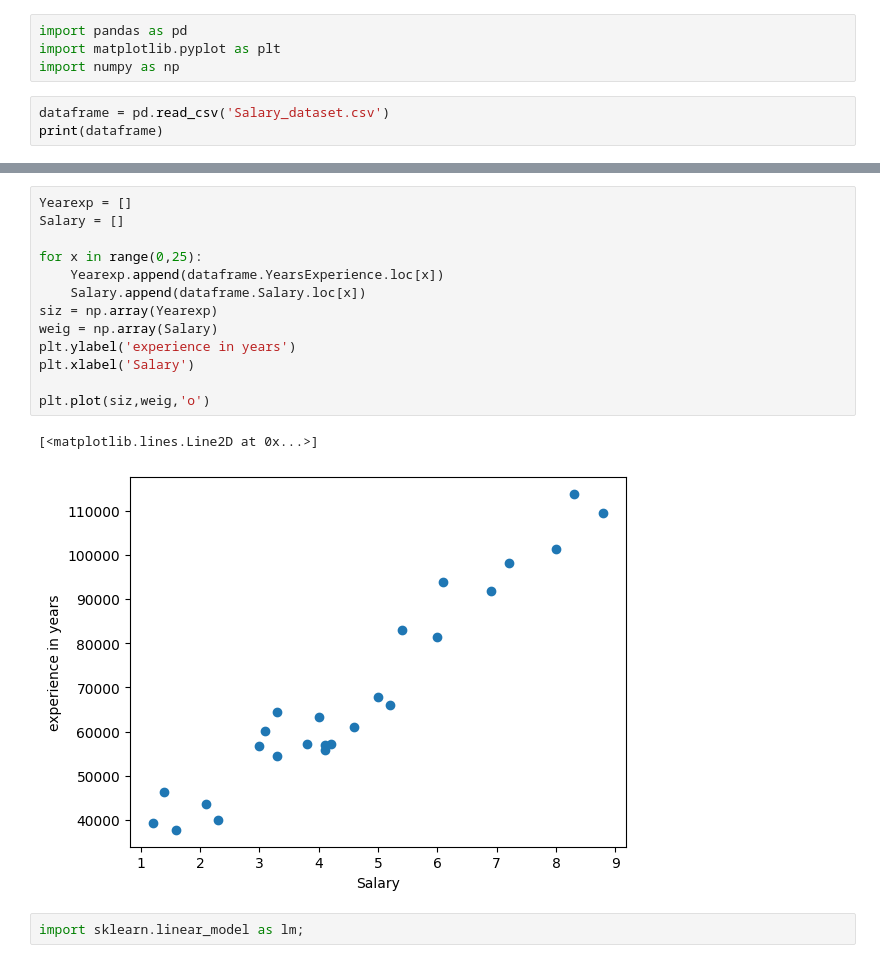
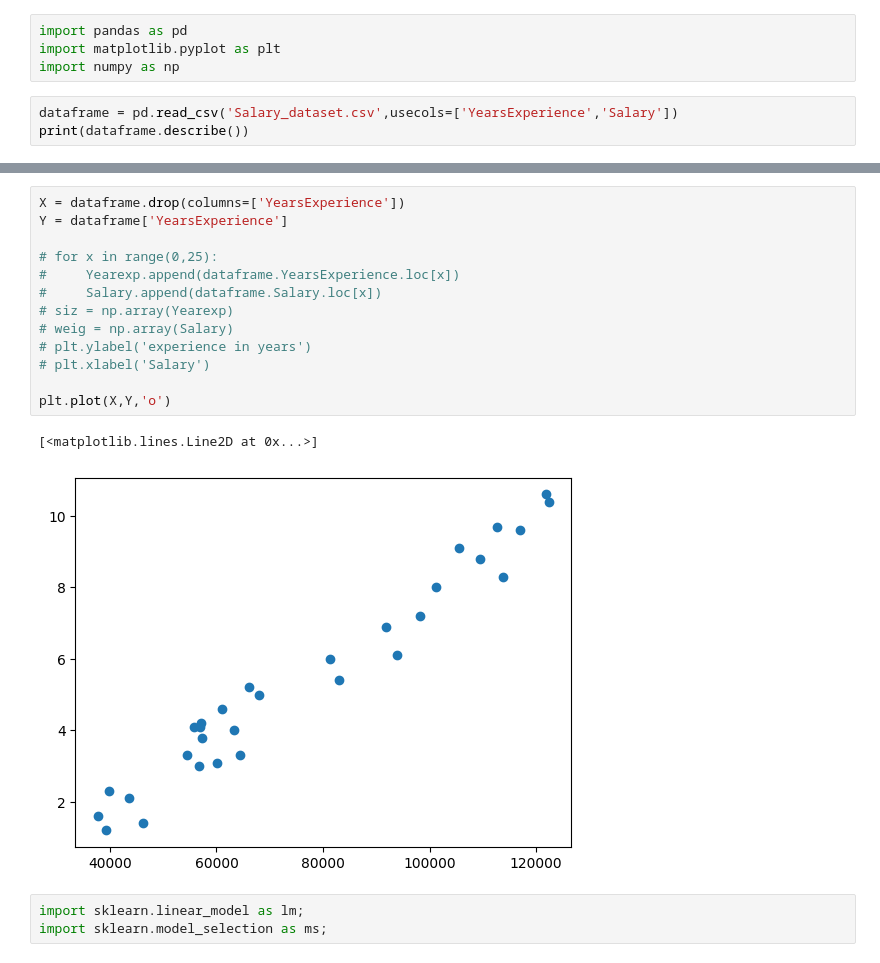
Before and after one commit to BHOJANE-VARUN/MyVscode, a Jupyter notebook: MachineLearning/linear_regression/linear_regression.ipynb, the cells around one changed output, grey strips where cells are left out. Cells and saved outputs as stored; diff of their text form.

```diff
--- a/MachineLearning/linear_regression/linear_regression.ipynb
+++ b/MachineLearning/linear_regression/linear_regression.ipynb
@@ -3,6 +3,6 @@ import pandas as pd
 import matplotlib.pyplot as plt
 import numpy as np
 # %%
-dataframe = pd.read_csv('Salary_dataset.csv')
-print(dataframe)
+dataframe = pd.read_csv('Salary_dataset.csv',usecols=['YearsExperience','Salary'])
+print(dataframe.describe())
 # %% [output]
@@ -26,18 +18,19 @@ print(dataframe)
 # %%
-Yearexp = []
-Salary = []
+X = dataframe.drop(columns=['YearsExperience'])
+Y = dataframe['YearsExperience']
 
-for x in range(0,25):
-    Yearexp.append(dataframe.YearsExperience.loc[x])
-    Salary.append(dataframe.Salary.loc[x])
-siz = np.array(Yearexp)
-weig = np.array(Salary)
-plt.ylabel('experience in years')
-plt.xlabel('Salary')
+# for x in range(0,25):
+#     Yearexp.append(dataframe.YearsExperience.loc[x])
+#     Salary.append(dataframe.Salary.loc[x])
+# siz = np.array(Yearexp)
+# weig = np.array(Salary)
+# plt.ylabel('experience in years')
+# plt.xlabel('Salary')
 
-plt.plot(siz,weig,'o')
+plt.plot(X,Y,'o')
 # %% [output]
 [<matplotlib.lines.Line2D at 0x...>]
-[figure, old version]
+[figure, new version]
 # %%
 import sklearn.linear_model as lm;
+import sklearn.model_selection as ms;
```
Also changed, not shown: parts of 9 cells of this notebook, 13 other files.
